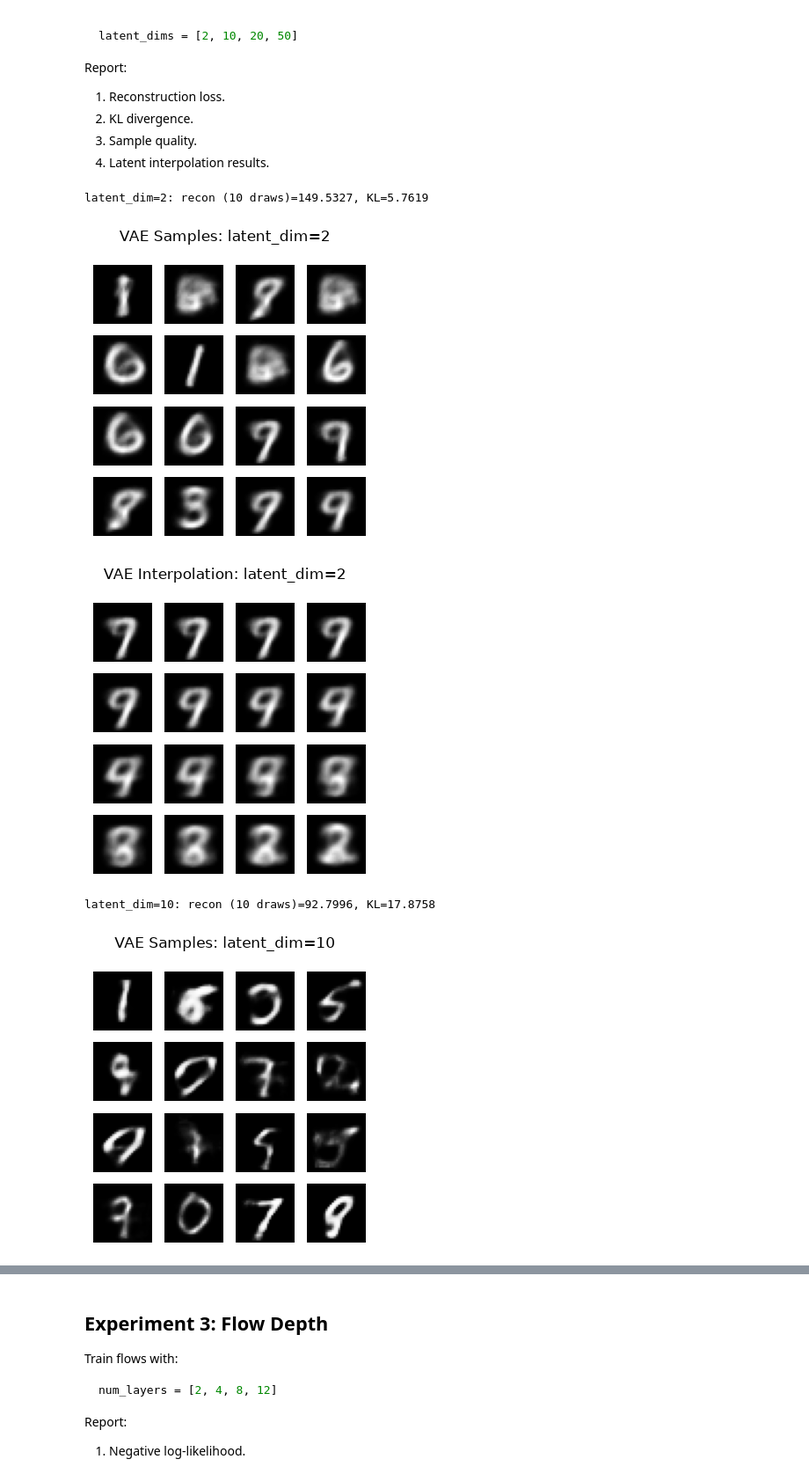
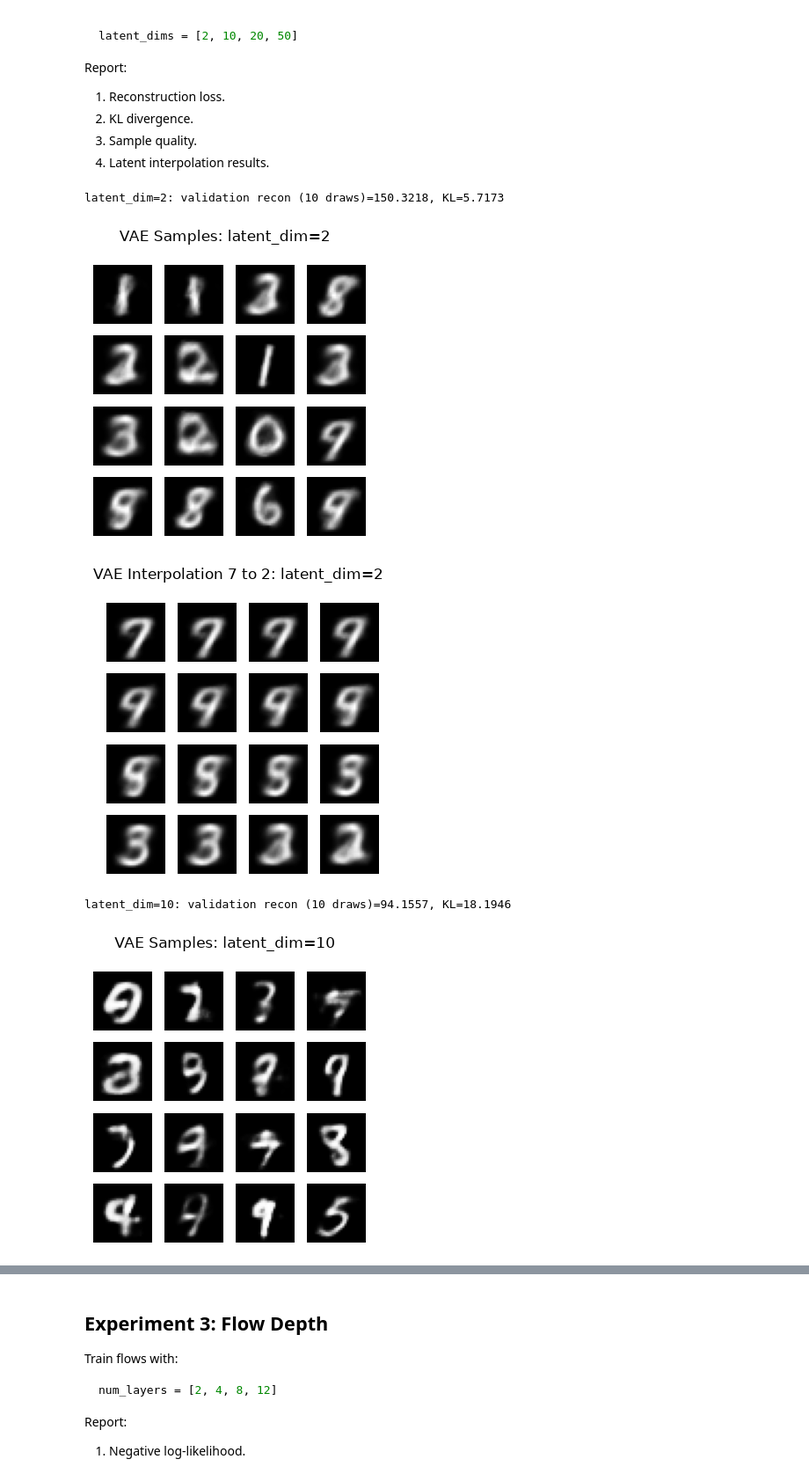
Before and after one commit to ml-and-ds-degree/deep-generative-models-of-texts-and-images, a Jupyter notebook: FinalProjectPart1.ipynb, the cells around one changed output, grey strips where cells are left out. Shown at 88% size. Saved outputs shown, nothing was run; the diff lists cells and outputs as text; code cells hidden in the pictures.

Commit message:
feature(theory): fixing description and train/test set division

```diff
--- a/FinalProjectPart1.ipynb
+++ b/FinalProjectPart1.ipynb
@@ -932,7 +932,7 @@ def evaluate_vae_experiment(model, loader, num_draws=10):
 
 def train_vae_experiment(latent_dim, epochs=10):
     set_experiment_seed()
-    loader = make_seeded_loader(train_dataset, batch_size, True)
+    loader = make_seeded_loader(vae_train_dataset, batch_size, True)
     model = VAE(latent_dim=latent_dim).to(device)
     optimizer = torch.optim.Adam(model.parameters(), lr=1e-3)
     for _ in range(epochs):
@@ -942,39 +942,76 @@ def train_vae_experiment(latent_dim, epochs=10):
             logits, mu, logvar = model(x)
             loss, _, _ = vae_loss(logits, x, mu, logvar)
             optimizer.zero_grad()
             loss.backward()
             optimizer.step()
     return model
 
+vae_validation_size = 10_000
+vae_training_size = len(train_dataset) - vae_validation_size
+vae_split_generator = torch.Generator().manual_seed(EXPERIMENT_SEED)
+vae_train_dataset, vae_val_dataset = torch.utils.data.random_split(
+    train_dataset,
+    [vae_training_size, vae_validation_size],
+    generator=vae_split_generator,
+)
+vae_val_loader = make_seeded_loader(vae_val_dataset, batch_size, False)
+
+def find_validation_example(target_label):
+    for x, label in vae_val_dataset:
+        if label == target_label:
+            return x
+    raise ValueError(f"Label {target_label} was not found")
+
 latent_dims = [2, 10, 20, 50]
 vae_experiment_results = {}
-interp_x = next(iter(test_loader))[0][:2].to(device)
+interp_x = torch.stack([
+    find_validation_example(7),
+    find_validation_example(2),
+]).to(device)
 
 for latent_dim in latent_dims:
     model = train_vae_experiment(latent_dim)
     reconstruction, kl_divergence = evaluate_vae_experiment(
-        model, test_loader, num_draws=10
+        model, vae_val_loader, num_draws=10
     )
     model.eval()
     with torch.no_grad():
         samples = model.sample(16).cpu()
         mu, _ = model.encoder(interp_x)
         alpha = torch.linspace(0, 1, 16, device=device)[:, None]
         z = (1 - alpha) * mu[0] + alpha * mu[1]
         interpolation = torch.sigmoid(model.decoder(z)).view(-1, 1, 28, 28).cpu()
 
     vae_experiment_results[latent_dim] = {
+        "model": model,
         "reconstruction": reconstruction,
         "kl": kl_divergence,
         "samples": samples,
         "interpolation": interpolation,
     }
-    print(f"latent_dim={latent_dim}: recon (10 draws)={reconstruction:.4f}, KL={kl_divergence:.4f}")
+    print(f"latent_dim={latent_dim}: validation recon (10 draws)={reconstruction:.4f}, KL={kl_divergence:.4f}")
     show_images(samples, title=f"VAE Samples: latent_dim={latent_dim}")
-    show_images(interpolation, title=f"VAE Interpolation: latent_dim={latent_dim}")
+    show_images(interpolation, title=f"VAE Interpolation 7 to 2: latent_dim={latent_dim}")
+
+selected_latent_dim = min(
+    latent_dims,
+    key=lambda dim: (
+        vae_experiment_results[dim]["reconstruction"]
+        + vae_experiment_results[dim]["kl"]
+    ),
+)
+selected_model = vae_experiment_results[selected_latent_dim]["model"]
+test_reconstruction, test_kl = evaluate_vae_experiment(
+    selected_model, test_loader, num_draws=10
+)
+print(
+    f"Selected latent_dim={selected_latent_dim}: "
+    f"test recon (10 draws)={test_reconstruction:.4f}, "
+    f"test KL={test_kl:.4f}"
+)
 # %% [output]
-latent_dim=2: recon (10 draws)=149.5327, KL=5.7619
+latent_dim=2: validation recon (10 draws)=150.3218, KL=5.7173
-[figure, old version]
+[figure, new version]
-[figure, old version]
+[figure, new version]
-latent_dim=10: recon (10 draws)=92.7996, KL=17.8758
+latent_dim=10: validation recon (10 draws)=94.1557, KL=18.1946
-[figure, old version]
+[figure, new version]
```
Also changed, not shown: parts of 12 cells of this notebook.
